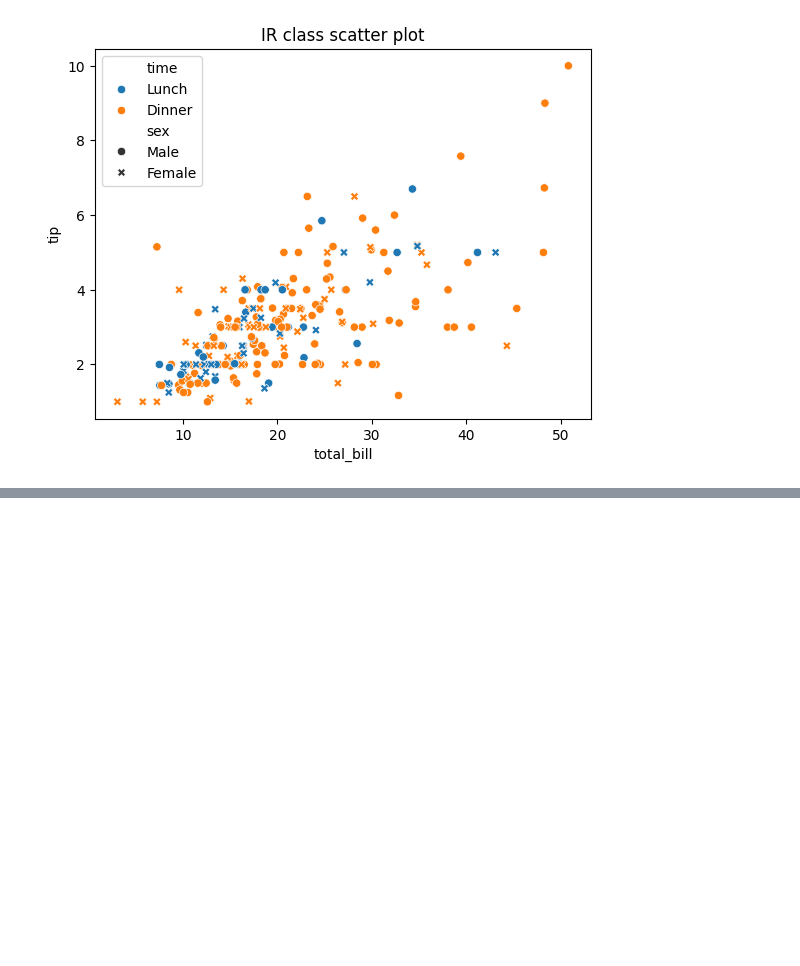
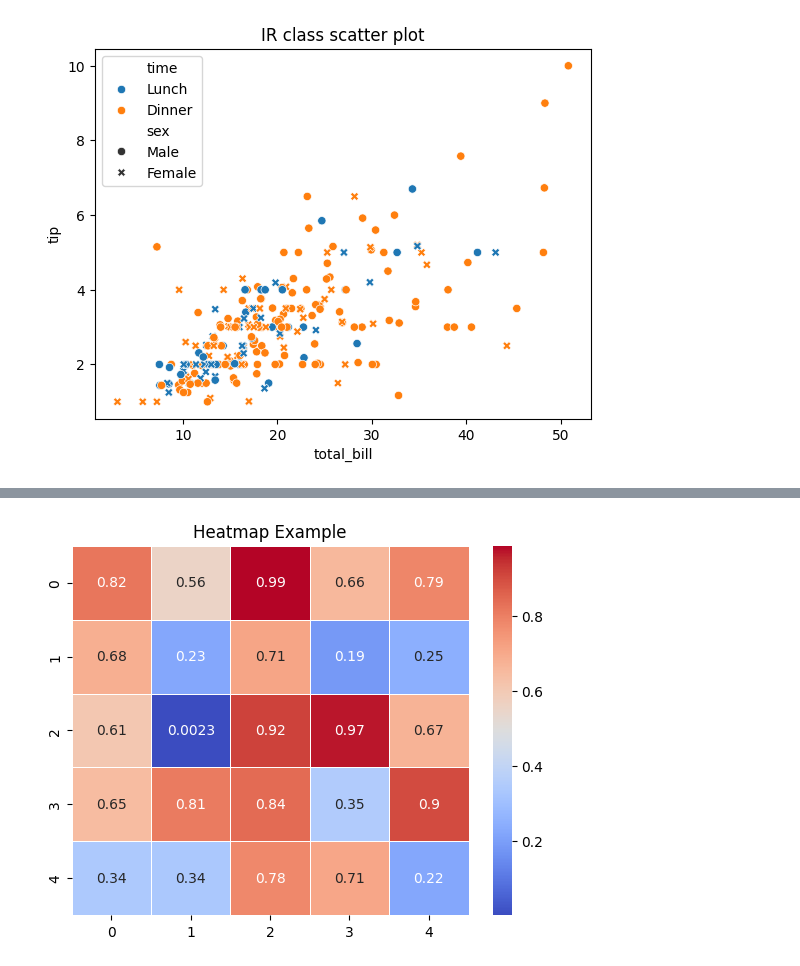
Before and after one commit to ujwal32/EDA, a Jupyter notebook: EDA.ipynb/sns_start(5).ipynb, the cells around one changed output, grey strips where cells are left out. Cells and saved outputs as stored; diff of their text form; code cells hidden in the pictures; blank space fills up the shorter version.

```diff
--- a/EDA.ipynb/sns_start(5).ipynb
+++ b/EDA.ipynb/sns_start(5).ipynb
@@ -49,0 +94,11 @@ plt.show()
+# %%
+import seaborn as sns
+import numpy as np
+import matplotlib.pyplot as plt
+
+data = np.random.rand(5, 5)
+sns.heatmap(data, annot=True, cmap="coolwarm", linewidths=0.5)
+plt.title("Heatmap Example")
+plt.show()
+# %% [output]
+[figure, added]
```
Also changed, not shown: parts of 3 cells of this notebook, 1 other file.
